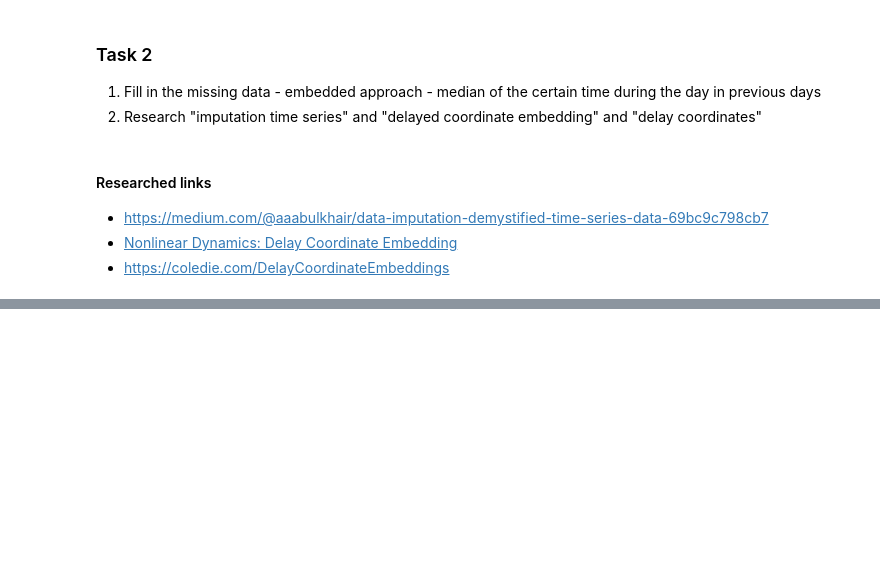
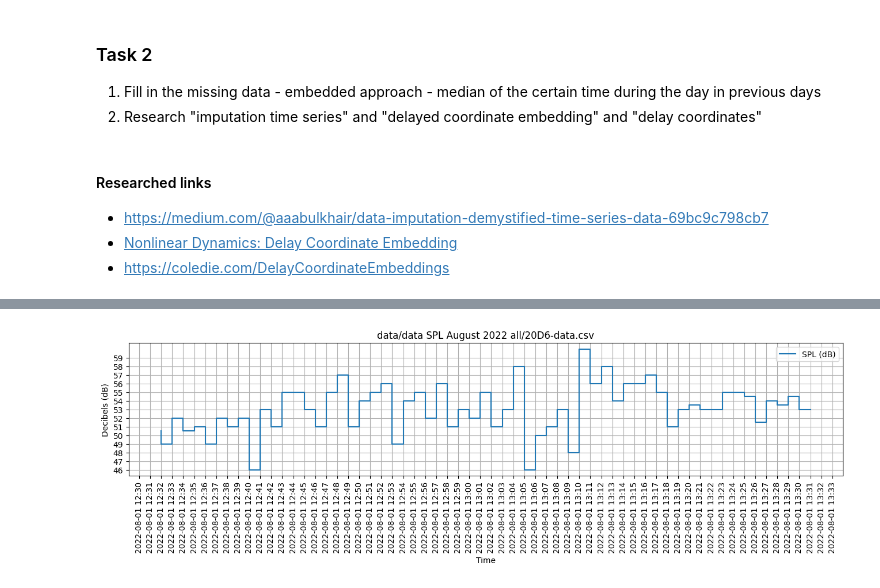
Before and after one commit to viktoriasiigur/master-thesis, a Jupyter notebook: Task 2.ipynb, the cells around one changed output, grey strips where cells are left out. Drawn from its saved outputs; the diff is of its cells as text; code cells hidden in the pictures; blank space fills up the shorter version.

```diff
--- a/Task 2.ipynb
+++ b/Task 2.ipynb
@@ -108,28 +70,19 @@ get_one_sensor_24h_plot()
 # %%
-def get_one_sensor_24h_filled_plot(start_time, end_time):
-    df = get_clean_dataframe(paths[0])
-
-    all_possible_datetimes = pd.date_range(start=df["Time"].min(), end=df["Time"].max(), freq="min")
-    df = df.set_index("Time").reindex(all_possible_datetimes)
-    df = df.rename_axis("Time").reset_index()
-
-    df["time_diff"] = df["Time"].diff().dt.total_seconds()
-    df["dt_sound_level_dB"] = np.where((df["time_diff"] == 60) | (df.index == 0), df["dt_sound_level_dB"], np.nan)
+def get_one_sensor_filled_plot(path, start_time, end_time, interval=60):
+    df = get_prepared_dataframe(path)
 
     df["hour"] = df["Time"].dt.hour
     df["minute"] = df["Time"].dt.minute
     median_values = df.groupby(["hour", "minute"])["dt_sound_level_dB"].transform("median")
     df["dt_sound_level_dB"] = df["dt_sound_level_dB"].fillna(median_values)
-    df = df.drop(columns=["time_diff", "hour", "minute"])
-
-    start_time = df["Time"].min()
-    end_time = start_time + pd.Timedelta(hours=24)
+    df = df.drop(columns=["hour", "minute"])
 
     filtered_df = df[(df["Time"] >= start_time) & (df["Time"] < end_time)]
 
-    plot(paths[0], filtered_df['Time'], filtered_df['dt_sound_level_dB'])
-    return df
+    plot(paths[0], filtered_df['Time'], filtered_df['dt_sound_level_dB'], interval=interval)
+    # return df
 
-get_one_sensor_24h_filled_plot()
+# 24h
+get_one_sensor_filled_plot(path=paths[0], start_time="2022-08-01 02:07:00", end_time="2022-08-02 02:07:00")
 # %% [output]
 [figure]
@@ -148,0 +93,4 @@ get_one_sensor_24h_filled_plot()
+# %%
+get_one_sensor_filled_plot(path=paths[0], start_time="2022-08-01 12:32:00", end_time="2022-08-01 13:32:00", interval=1)
+# %% [output]
+[figure, added]
```
Also changed, not shown: parts of 9 cells of this notebook.
